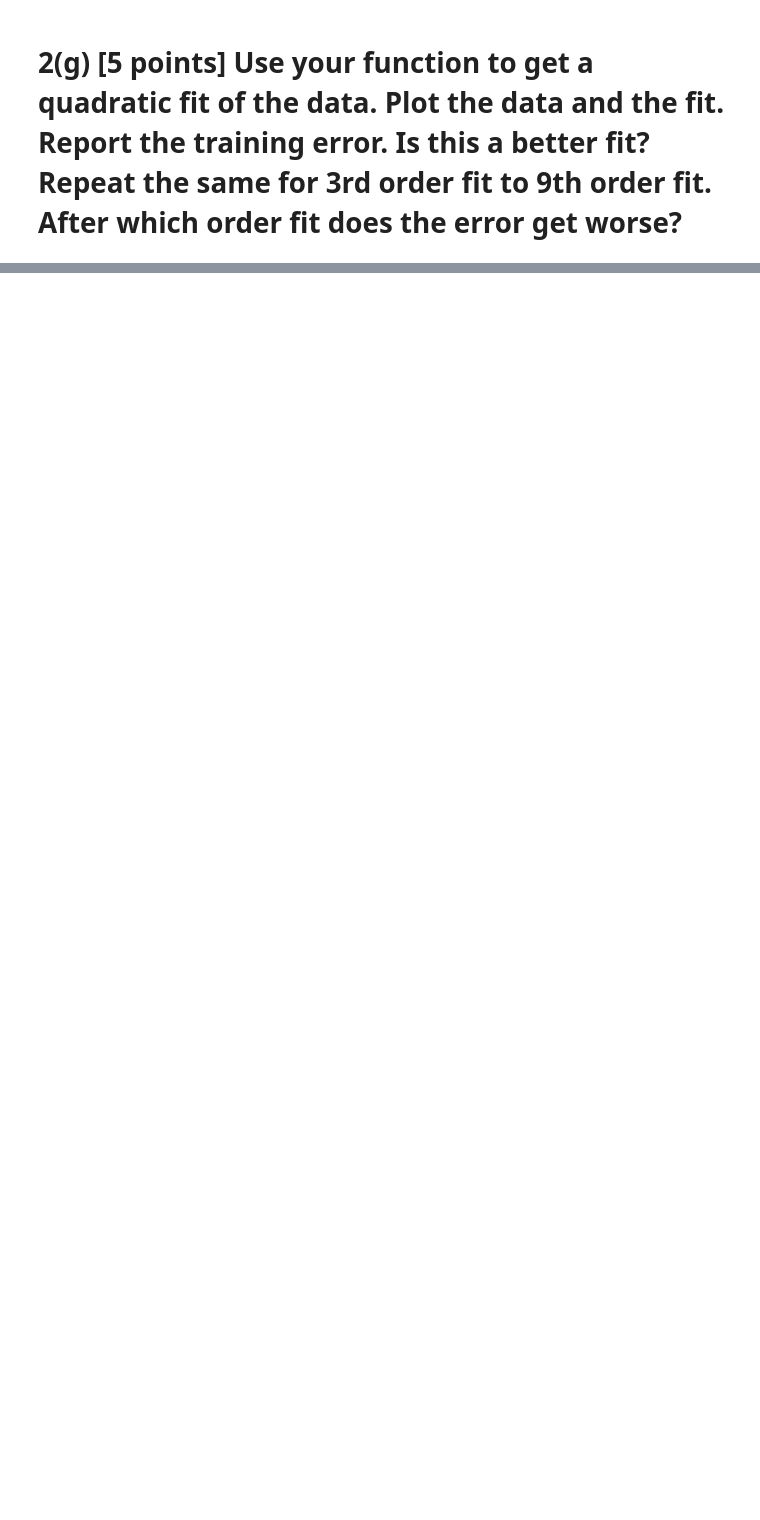
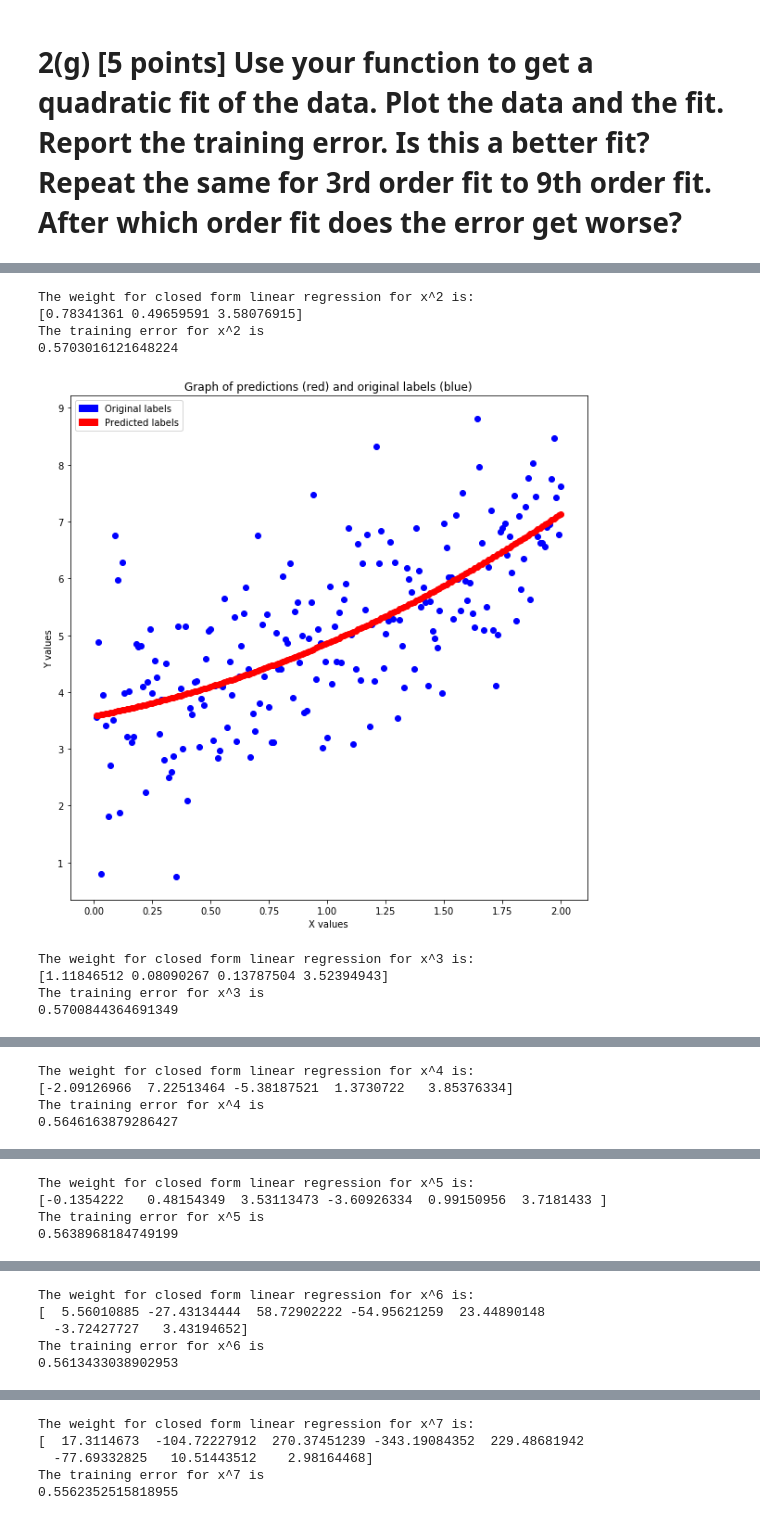
Before and after one commit to GlennChia/01_112_machine_learning, a Jupyter notebook: hw1/2_linear_and_polynomial_regression.ipynb, the cells around one changed output, grey strips where cells are left out. Drawn from its saved outputs; the diff is of its cells as text; code cells hidden in the pictures; blank space fills up the shorter version.

```diff
--- a/hw1/2_linear_and_polynomial_regression.ipynb
+++ b/hw1/2_linear_and_polynomial_regression.ipynb
@@ -83,5 +92,0 @@ print(y)
-# %%
-a = (1/len(df)) * np.transpose(x).dot(x)
-b = (1/len(df)) * np.transpose(x).dot(y)
-print(a)
-print(b)
@@ -140,0 +236,26 @@ plt.show()
+# %%
+# Repeating for the rest of the values
+def gatherFitForDimensions(lowerBound, upperBound, df=df):
+    dimension = []
+    training_error = []
+    for dimensions in range(lowerBound, upperBound + 1):
+        dimension.append(dimensions)
+        x, x_weight = polyRegress(np.array(df['x']), np.array(df['y']), dimensions)
+        df_x = predict(x_weight, x, np.array(df['y']), df)
+        training_error_x = evaluate_training_error(x, df['y'], x_weight)
+        training_error.append(training_error_x)
+        print('The training error for x^{} is \n{}'.format(dimensions, training_error_x))
+        plot_label_prediction(df_x)
+    return dimension, training_error
+
+dimension, training_error = gatherFitForDimensions(2, 9)
+# %% [output]
+The weight for closed form linear regression for x^2 is:
+[0.78341361 0.49659591 3.58076915]
+The training error for x^2 is
+0.5703016121648224
+[figure, added]
+The weight for closed form linear regression for x^3 is:
+[1.11846512 0.08090267 0.13787504 3.52394943]
+The training error for x^3 is
+0.5700844364691349
@@ -140,0 +263,4 @@ plt.show()
+The weight for closed form linear regression for x^4 is:
+[-2.09126966  7.22513464 -5.38187521  1.3730722   3.85376334]
+The training error for x^4 is
+0.5646163879286427
@@ -140,0 +268,4 @@ plt.show()
+The weight for closed form linear regression for x^5 is:
+[-0.1354222   0.48154349  3.53113473 -3.60926334  0.99150956  3.7181433 ]
+The training error for x^5 is
+0.5638968184749199
@@ -140,0 +273,5 @@ plt.show()
+The weight for closed form linear regression for x^6 is:
+[  5.56010885 -27.43134444  58.72902222 -54.95621259  23.44890148
+  -3.72427727   3.43194652]
+The training error for x^6 is
+0.5613433038902953
@@ -140,0 +279,5 @@ plt.show()
+The weight for closed form linear regression for x^7 is:
+[  17.3114673  -104.72227912  270.37451239 -343.19084352  229.48681942
+  -77.69332825   10.51443512    2.98164468]
+The training error for x^7 is
+0.5562352515818955
```
Also changed, not shown: parts of 28 cells of this notebook.
